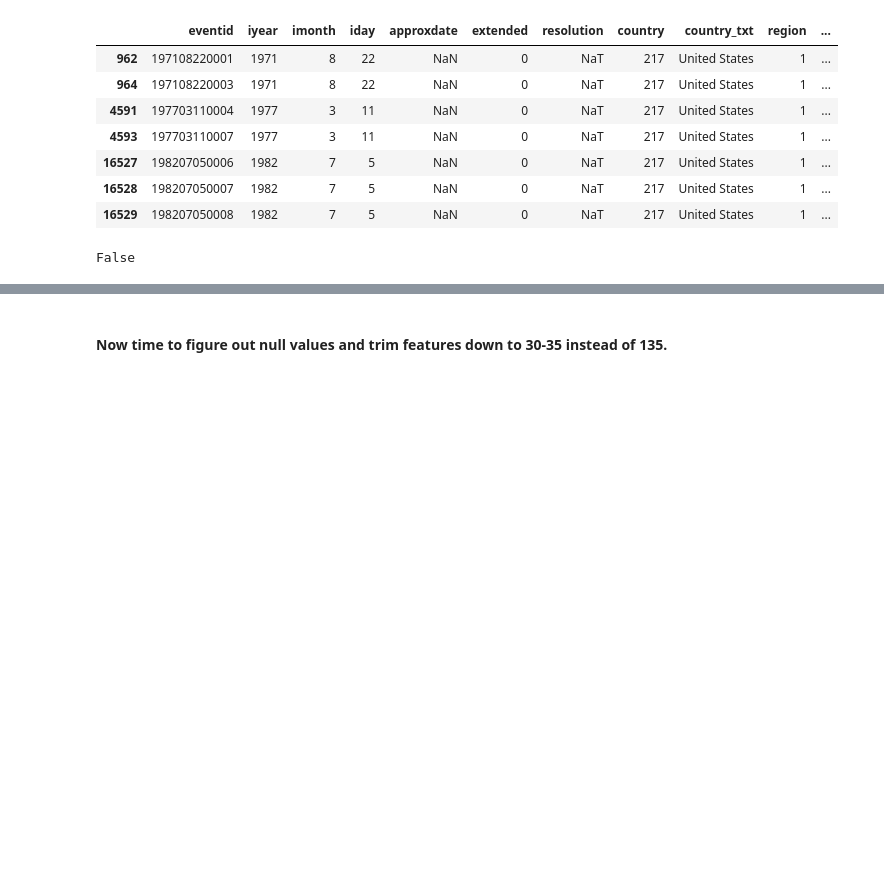
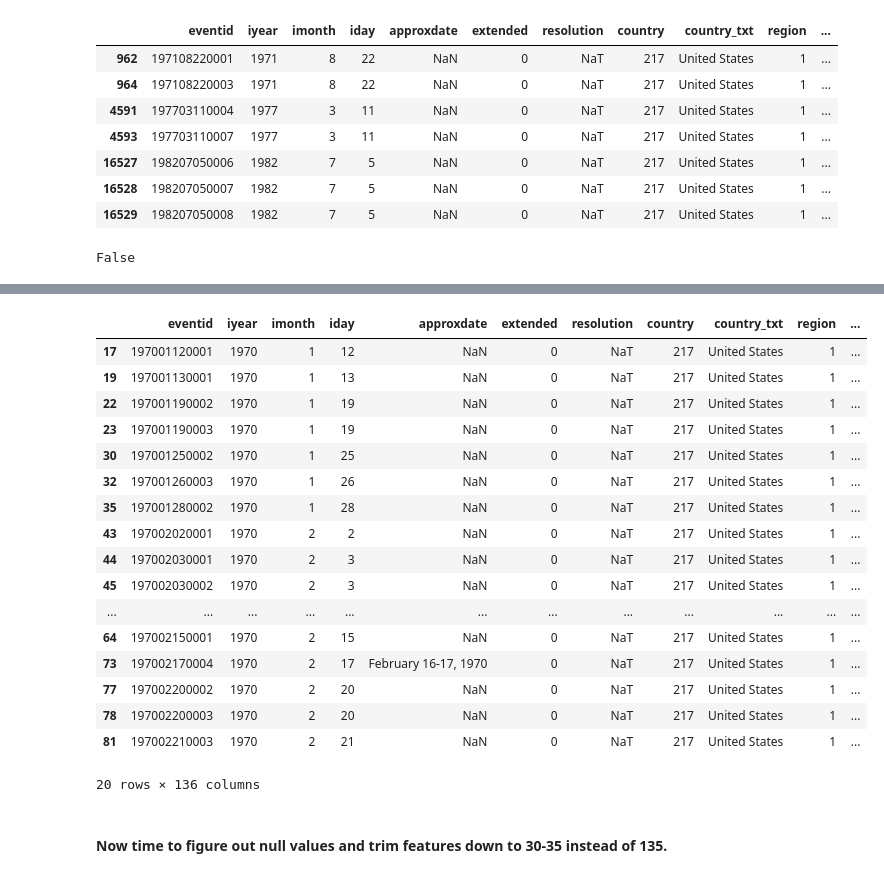
Before and after one commit to samcast1/Capstone-2---Global-Terrorism, a Jupyter notebook: notebooks/1.0-sc-initial-exploration-and-wrangling.ipynb, the cells around one changed output, grey strips where cells are left out. Saved outputs shown, nothing was run; the diff lists cells and outputs as text; code cells hidden in the pictures; blank space fills up the shorter version.

```diff
--- a/notebooks/1.0-sc-initial-exploration-and-wrangling.ipynb
+++ b/notebooks/1.0-sc-initial-exploration-and-wrangling.ipynb
@@ -193,3 +201,24 @@ False
+# %%
+gtd_nodup.head(20)
+# %% [output]
+|  | eventid | iyear | imonth | iday | approxdate | extended | resolution | country | country_txt | region | ... |
+| 17 | 197001120001 | 1970 | 1 | 12 | NaN | 0 | NaT | 217 | United States | 1 | ... |
+| 19 | 197001130001 | 1970 | 1 | 13 | NaN | 0 | NaT | 217 | United States | 1 | ... |
+| 22 | 197001190002 | 1970 | 1 | 19 | NaN | 0 | NaT | 217 | United States | 1 | ... |
+| 23 | 197001190003 | 1970 | 1 | 19 | NaN | 0 | NaT | 217 | United States | 1 | ... |
+| 30 | 197001250002 | 1970 | 1 | 25 | NaN | 0 | NaT | 217 | United States | 1 | ... |
+| 32 | 197001260003 | 1970 | 1 | 26 | NaN | 0 | NaT | 217 | United States | 1 | ... |
+| 35 | 197001280002 | 1970 | 1 | 28 | NaN | 0 | NaT | 217 | United States | 1 | ... |
+| 43 | 197002020001 | 1970 | 2 | 2 | NaN | 0 | NaT | 217 | United States | 1 | ... |
+| 44 | 197002030001 | 1970 | 2 | 3 | NaN | 0 | NaT | 217 | United States | 1 | ... |
+| 45 | 197002030002 | 1970 | 2 | 3 | NaN | 0 | NaT | 217 | United States | 1 | ... |
+| ... | ... | ... | ... | ... | ... | ... | ... | ... | ... | ... | ... |
+| 64 | 197002150001 | 1970 | 2 | 15 | NaN | 0 | NaT | 217 | United States | 1 | ... |
+| 73 | 197002170004 | 1970 | 2 | 17 | February 16-17, 1970 | 0 | NaT | 217 | United States | 1 | ... |
+| 77 | 197002200002 | 1970 | 2 | 20 | NaN | 0 | NaT | 217 | United States | 1 | ... |
+| 78 | 197002200003 | 1970 | 2 | 20 | NaN | 0 | NaT | 217 | United States | 1 | ... |
+| 81 | 197002210003 | 1970 | 2 | 21 | NaN | 0 | NaT | 217 | United States | 1 | ... |
+20 rows × 136 columns
 # %% [markdown]
 #### Now time to figure out null values and trim features down to 30-35 instead of 135.
 # %%
```
Also changed, not shown: parts of 18 cells of this notebook, 1 other file.
